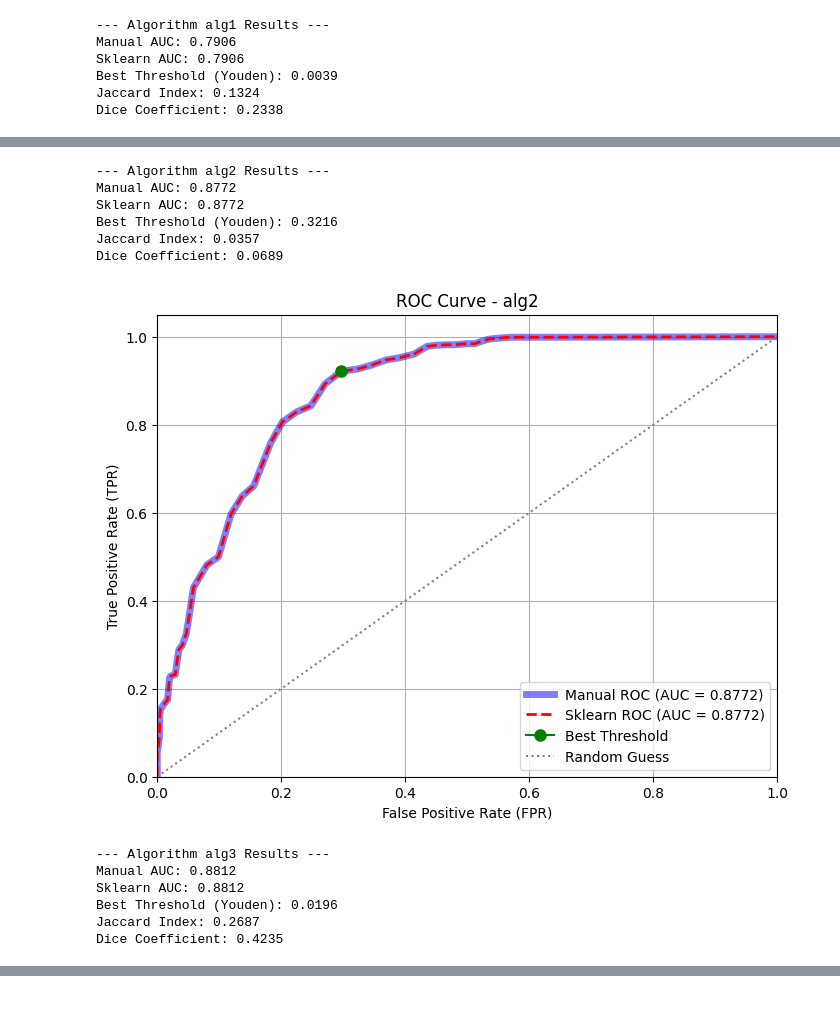
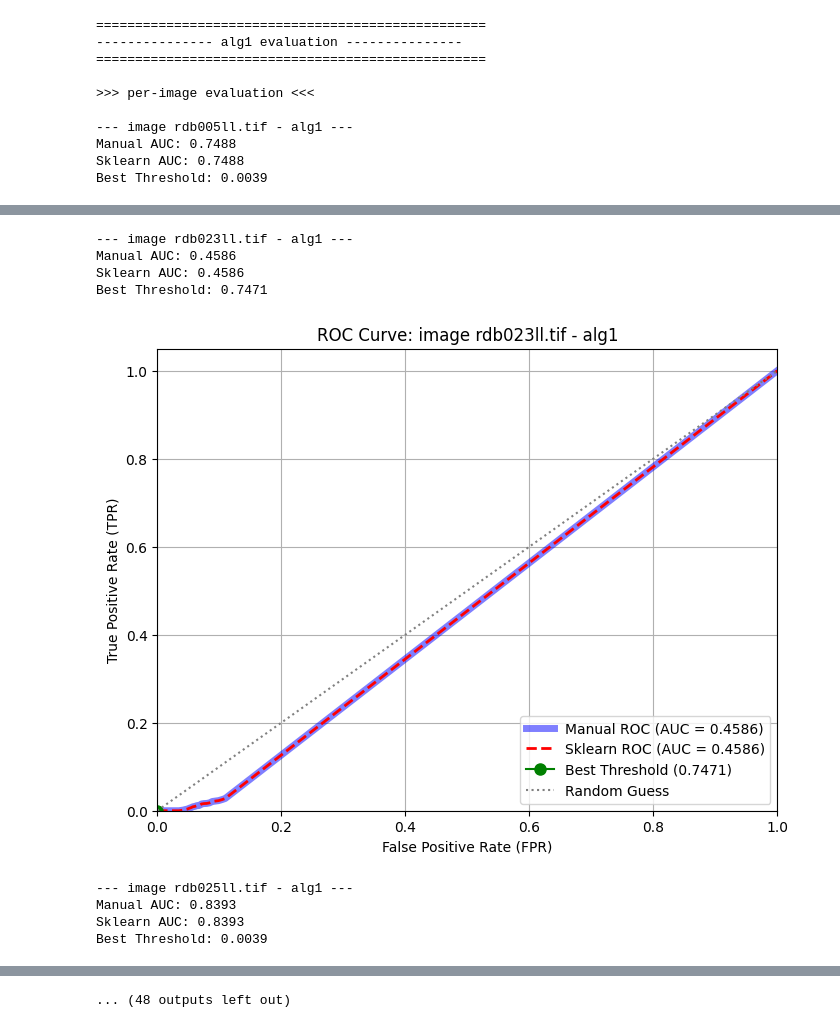
Before and after one commit to mohamedsameh108/Algorithms-Evaluation-Advanced-Statistics-Lab-1-Assignment-, a Jupyter notebook: Task Solution.ipynb, the cells around one changed output, grey strips where cells are left out. Drawn from its saved outputs; the diff is of its cells as text; code cells hidden in the pictures.

Commit message:
edit notebook to plot roc curves for each segemnetation

```diff
--- a/Task Solution.ipynb
+++ b/Task Solution.ipynb
@@ -7,12 +10,14 @@ import os
 # %%
 def load_images_from_folder(folder_path):
     images = []
+    filenames = []
     for filename in sorted(os.listdir(folder_path)):
         img_path = os.path.join(folder_path, filename)
         img = cv2.imread(img_path, cv2.IMREAD_GRAYSCALE)
         if img is not None:
             images.append(img)
-    return images
+            filenames.append(filename)
+    return images, filenames
 # %%
 def prepare_data_for_roc(gt_images, algo_images, binarization_threshold = 127):
     gt_array = np.array(gt_images)
@@ -112,8 +119,29 @@ def plot_and_compare_roc(y_true, y_scores, algo_name):
 # %%
-def obtain_roc_curve_and_auc(gt_path, algo_path, algo_name):
-    gt_images = load_images_from_folder(gt_path)
-    algo_images = load_images_from_folder(algo_path)
+def evaluate_algorithms(gt_path, algo_path, algo_name):
+    gt_images, gt_filenames = load_images_from_folder(gt_path)
+    algo_images, _ = load_images_from_folder(algo_path)
 
-    y_true, y_scores = prepare_data_for_roc(gt_images, algo_images, 127)
+    if len(gt_images) == 0 or len(algo_images) == 0:
+        return
 
-    plot_and_compare_roc(y_true, y_scores, algo_name)
+    print(f"{'='*50}")
+    print(f"{'-'*15} {algo_name} evaluation {'-'*15}")
+    print(f"{'='*50}\n")
+
+    print(">>> per-image evaluation <<<\n")
+    for gt_img, algo_img, filename in zip(gt_images, algo_images, gt_filenames):
+        y_true_img, y_scores_img = prepare_data_for_roc([gt_img], [algo_img])
+
+        if np.sum(y_true_img) == 0:
+            print(f"--- can't plot roc curve for image {filename} ---")
+            continue
+
+        evaluate_and_plot(y_true_img, y_scores_img, f"image {filename} - {algo_name}", False)
+
+
+    print(f"{'='*50}")
+    print(f">>> per-algorithm evaluation for {algo_name} <<<")
+    print(f"{'='*50}\n")
+
+    y_true_all, y_scores_all = prepare_data_for_roc(gt_images, algo_images)
+    evaluate_and_plot(y_true_all, y_scores_all, f" overall - {algo_name} evaluation", True)
@@ -126,11 +151,15 @@ if os.path.exists(ALGO_DIR) and os.path.exists(GT_DIR):
 
     for algo_name in sorted(algorithms):
         algo_path = os.path.join(ALGO_DIR, algo_name)
-        obtain_roc_curve_and_auc(GT_DIR, algo_path, algo_name)
+        evaluate_algorithms(GT_DIR, algo_path, algo_name)
 # %% [output]
---- Algorithm alg1 Results ---
-Manual AUC: 0.7906
-Sklearn AUC: 0.7906
-Best Threshold (Youden): 0.0039
-Jaccard Index: 0.1324
-Dice Coefficient: 0.2338
+==================================================
+--------------- alg1 evaluation ---------------
+==================================================
+
+>>> per-image evaluation <<<
+
+--- image rdb005ll.tif - alg1 ---
+Manual AUC: 0.7488
+Sklearn AUC: 0.7488
+Best Threshold: 0.0039
@@ -138,13 +167,9 @@ Dice Coefficient: 0.2338
---- Algorithm alg2 Results ---
-Manual AUC: 0.8772
-Sklearn AUC: 0.8772
-Best Threshold (Youden): 0.3216
-Jaccard Index: 0.0357
-Dice Coefficient: 0.0689
+--- image rdb023ll.tif - alg1 ---
+Manual AUC: 0.4586
+Sklearn AUC: 0.4586
+Best Threshold: 0.7471
-[figure, old version]
+[figure, new version]
---- Algorithm alg3 Results ---
-Manual AUC: 0.8812
-Sklearn AUC: 0.8812
-Best Threshold (Youden): 0.0196
-Jaccard Index: 0.2687
-Dice Coefficient: 0.4235
+--- image rdb025ll.tif - alg1 ---
+Manual AUC: 0.8393
+Sklearn AUC: 0.8393
+Best Threshold: 0.0039
@@ -172,0 +204 @@ Dice Coefficient: 0.1177
+... (48 outputs left out)
```
Also changed, not shown: parts of 5 cells of this notebook.
